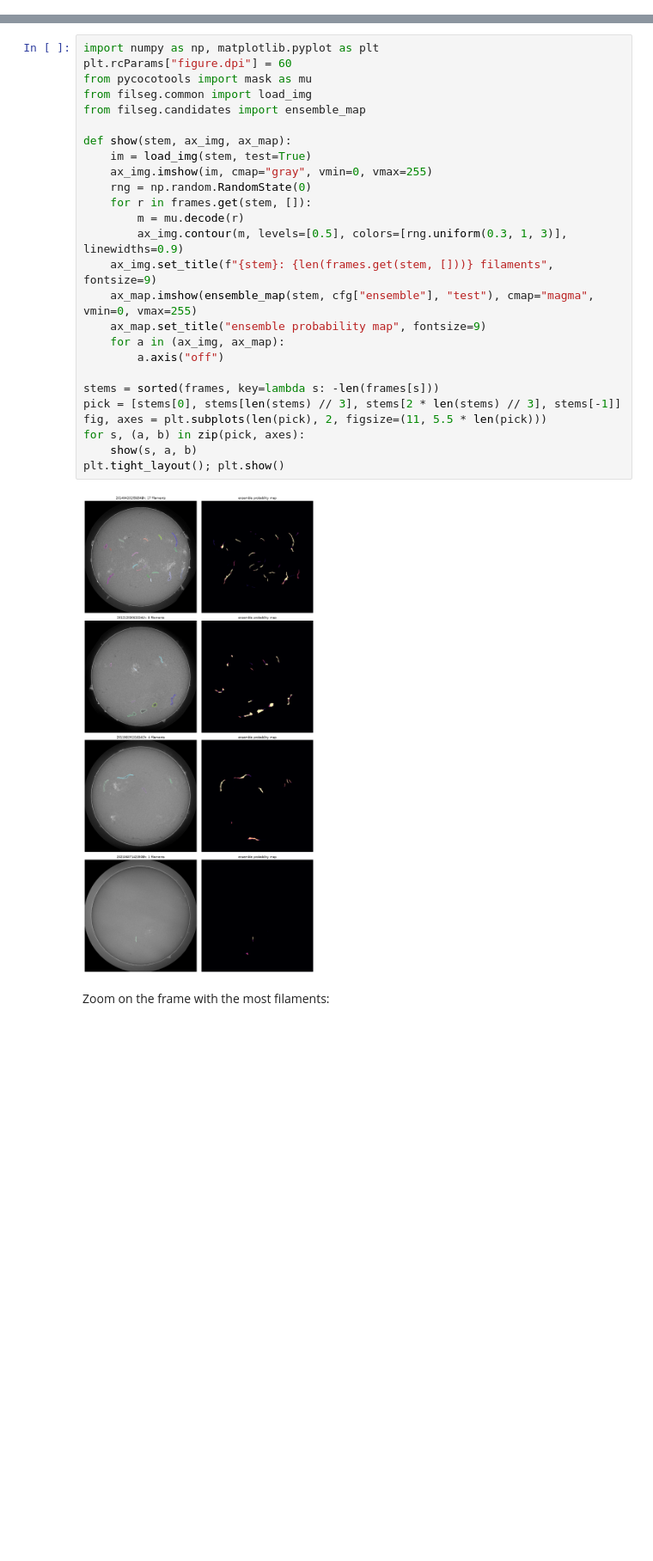
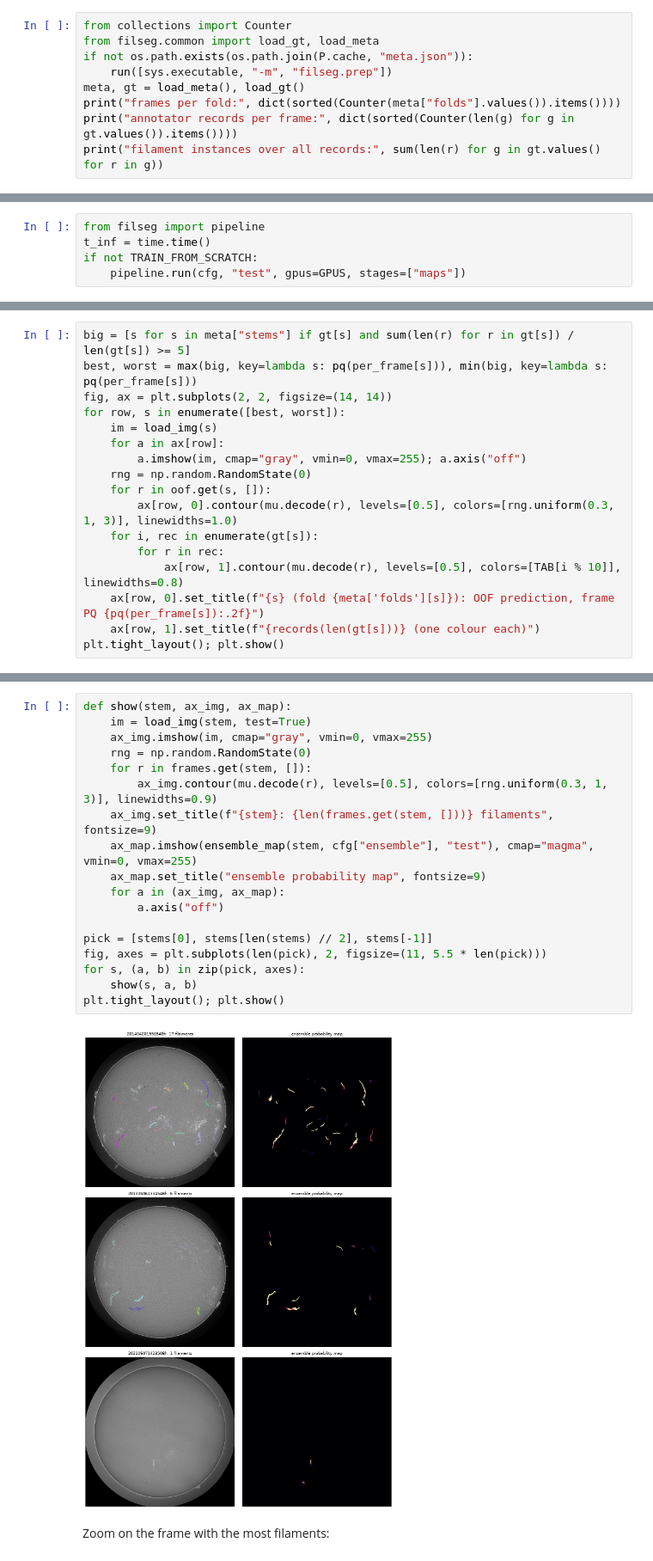
Before and after one commit to xiehuanyi/filament-segmentation-2026, a Jupyter notebook: demo.ipynb, the cells around one changed output, grey strips where cells are left out. Shown at 86% size. Drawn from its saved outputs; the diff is of its cells as text; blank space fills up the shorter version.

```diff
--- a/demo.ipynb
+++ b/demo.ipynb
@@ -28,0 +89,9 @@ frames: data/test/test_images | weights: weights | work: work_demo
+# %%
+from collections import Counter
+from filseg.common import load_gt, load_meta
+if not os.path.exists(os.path.join(P.cache, "meta.json")):
+    run([sys.executable, "-m", "filseg.prep"])
+meta, gt = load_meta(), load_gt()
+print("frames per fold:", dict(sorted(Counter(meta["folds"].values()).items())))
+print("annotator records per frame:", dict(sorted(Counter(len(g) for g in gt.values()).items())))
+print("filament instances over all records:", sum(len(r) for g in gt.values() for r in g))
@@ -28,0 +235,5 @@ frames: data/test/test_images | weights: weights | work: work_demo
+# %%
+from filseg import pipeline
+t_inf = time.time()
+if not TRAIN_FROM_SCRATCH:
+    pipeline.run(cfg, "test", gpus=GPUS, stages=["maps"])
@@ -78,0 +466,17 @@ byte_identical         False
+# %%
+big = [s for s in meta["stems"] if gt[s] and sum(len(r) for r in gt[s]) / len(gt[s]) >= 5]
+best, worst = max(big, key=lambda s: pq(per_frame[s])), min(big, key=lambda s: pq(per_frame[s]))
+fig, ax = plt.subplots(2, 2, figsize=(14, 14))
+for row, s in enumerate([best, worst]):
+    im = load_img(s)
+    for a in ax[row]:
+        a.imshow(im, cmap="gray", vmin=0, vmax=255); a.axis("off")
+    rng = np.random.RandomState(0)
+    for r in oof.get(s, []):
+        ax[row, 0].contour(mu.decode(r), levels=[0.5], colors=[rng.uniform(0.3, 1, 3)], linewidths=1.0)
+    for i, rec in enumerate(gt[s]):
+        for r in rec:
+            ax[row, 1].contour(mu.decode(r), levels=[0.5], colors=[TAB[i % 10]], linewidths=0.8)
+    ax[row, 0].set_title(f"{s} (fold {meta['folds'][s]}): OOF prediction, frame PQ {pq(per_frame[s]):.2f}")
+    ax[row, 1].set_title(f"{records(len(gt[s]))} (one colour each)")
+plt.tight_layout(); plt.show()
@@ -81,32 +488,24 @@ byte_identical         False
 Each colour is one predicted filament (outline); the right panel is the ensemble probability map.
 # %%
-import numpy as np, matplotlib.pyplot as plt
-plt.rcParams["figure.dpi"] = 60
-from pycocotools import mask as mu
-from filseg.common import load_img
-from filseg.candidates import ensemble_map
-
 def show(stem, ax_img, ax_map):
     im = load_img(stem, test=True)
     ax_img.imshow(im, cmap="gray", vmin=0, vmax=255)
     rng = np.random.RandomState(0)
     for r in frames.get(stem, []):
-        m = mu.decode(r)
-        ax_img.contour(m, levels=[0.5], colors=[rng.uniform(0.3, 1, 3)], linewidths=0.9)
+        ax_img.contour(mu.decode(r), levels=[0.5], colors=[rng.uniform(0.3, 1, 3)], linewidths=0.9)
     ax_img.set_title(f"{stem}: {len(frames.get(stem, []))} filaments", fontsize=9)
     ax_map.imshow(ensemble_map(stem, cfg["ensemble"], "test"), cmap="magma", vmin=0, vmax=255)
     ax_map.set_title("ensemble probability map", fontsize=9)
     for a in (ax_img, ax_map):
         a.axis("off")
 
-stems = sorted(frames, key=lambda s: -len(frames[s]))
-pick = [stems[0], stems[len(stems) // 3], stems[2 * len(stems) // 3], stems[-1]]
+pick = [stems[0], stems[len(stems) // 2], stems[-1]]
 fig, axes = plt.subplots(len(pick), 2, figsize=(11, 5.5 * len(pick)))
 for s, (a, b) in zip(pick, axes):
     show(s, a, b)
 plt.tight_layout(); plt.show()
 # %% [output]
-[figure, old version]
+[figure, new version]
 # %% [markdown]
 Zoom on the frame with the most filaments:
 # %%
```
Also changed, not shown: parts of 32 cells of this notebook, 6 other files.
